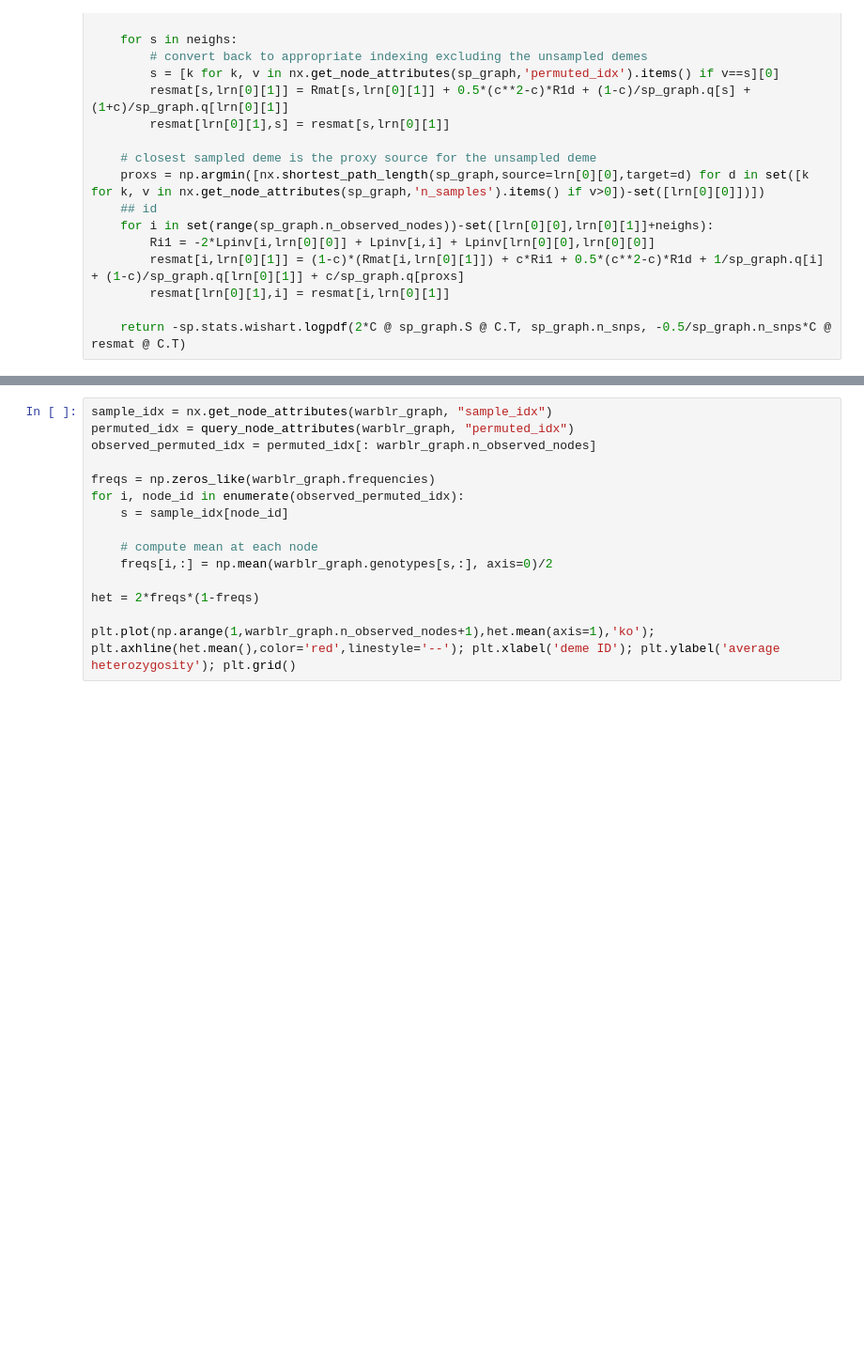
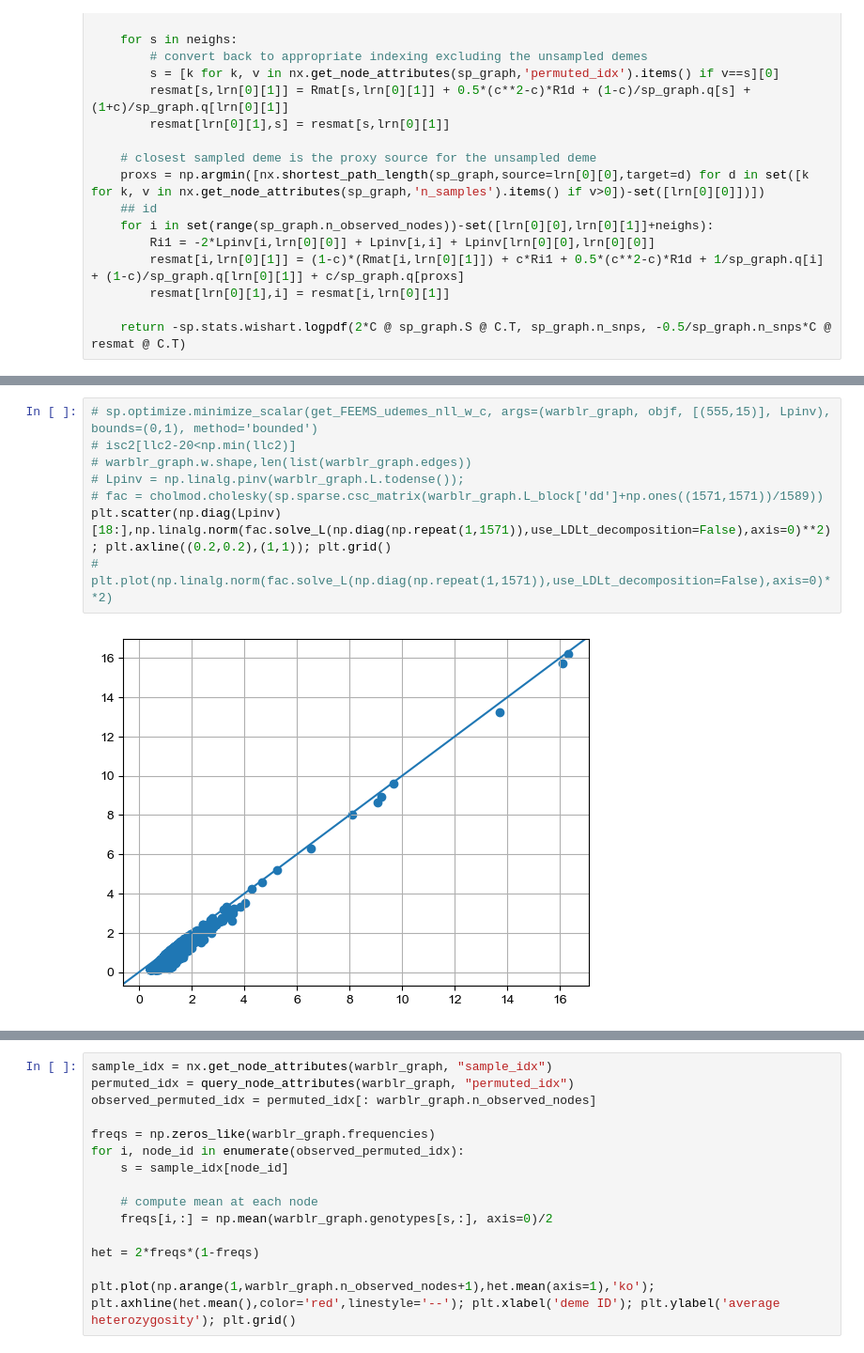
Before and after one commit to NovembreLab/feems, a Jupyter notebook: docs/notebooks/empirical-warblers.ipynb, the cells around one changed output, grey strips where cells are left out. Shown at 94% size. Saved outputs shown, nothing was run; the diff lists cells and outputs as text; blank space fills up the shorter version.

```diff
--- a/docs/notebooks/empirical-warblers.ipynb
+++ b/docs/notebooks/empirical-warblers.ipynb
@@ -276 +290,11 @@ for ie, e in enumerate(randedge):
+# %%
+# sp.optimize.minimize_scalar(get_FEEMS_udemes_nll_w_c, args=(warblr_graph, objf, [(555,15)], Lpinv), bounds=(0,1), method='bounded')
+# isc2[llc2-20<np.min(llc2)]
+# warblr_graph.w.shape,len(list(warblr_graph.edges))
+# Lpinv = np.linalg.pinv(warblr_graph.L.todense());
+# fac = cholmod.cholesky(sp.sparse.csc_matrix(warblr_graph.L_block['dd']+np.ones((1571,1571))/1589))
+plt.scatter(np.diag(Lpinv)[18:],np.linalg.norm(fac.solve_L(np.diag(np.repeat(1,1571)),use_LDLt_decomposition=False),axis=0)**2); plt.axline((0.2,0.2),(1,1)); plt.grid()
+# plt.plot(np.linalg.norm(fac.solve_L(np.diag(np.repeat(1,1571)),use_LDLt_decomposition=False),axis=0)**2)
+# %% [output]
+[figure, added]
 # %%
```
Also changed, not shown: parts of 13 cells of this notebook, 6 other files.
